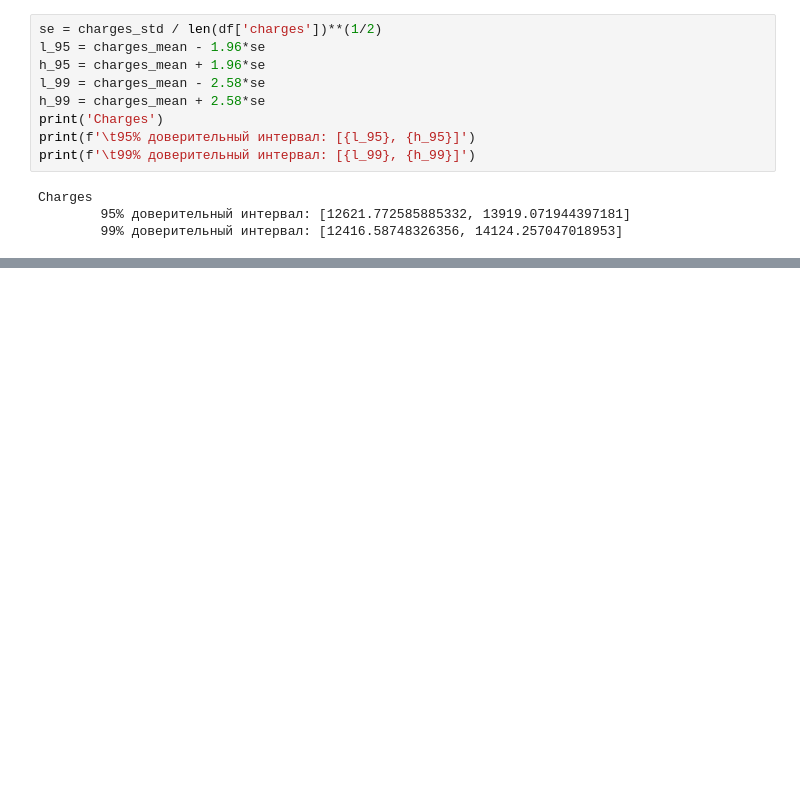
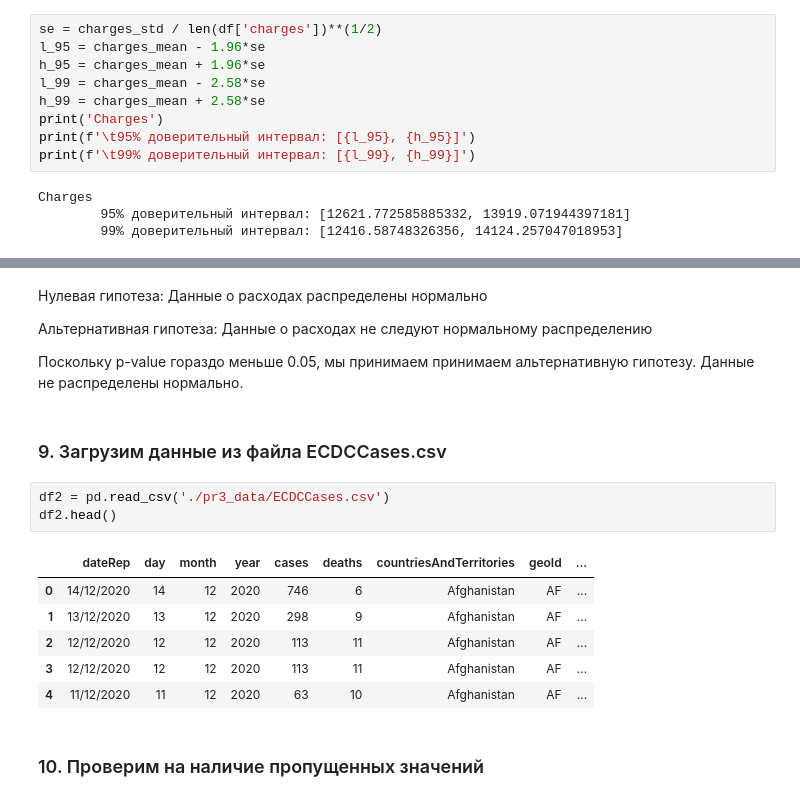
Before and after one commit to Dyaika/mirea_bigdata, a Jupyter notebook: Practive3_RazshildyaevAM.ipynb, the cells around one changed output, grey strips where cells are left out. Drawn from its saved outputs; the diff is of its cells as text; blank space fills up the shorter version.

```diff
--- a/Practive3_RazshildyaevAM.ipynb
+++ b/Practive3_RazshildyaevAM.ipynb
@@ -248,0 +290,20 @@ Charges
+# %% [markdown]
+Нулевая гипотеза: Данные о расходах распределены нормально
+
+Альтернативная гипотеза: Данные о расходах не следуют нормальному распределению
+
+Поскольку p-value гораздо меньше 0.05, мы принимаем принимаем альтернативную гипотезу. Данные не распределены нормально.
+# %% [markdown]
+### 9. Загрузим данные из файла ECDCCases.csv
+# %%
+df2 = pd.read_csv('./pr3_data/ECDCCases.csv')
+df2.head()
+# %% [output]
+|  | dateRep | day | month | year | cases | deaths | countriesAndTerritories | geoId | ... |
+| 0 | 14/12/2020 | 14 | 12 | 2020 | 746 | 6 | Afghanistan | AF | ... |
+| 1 | 13/12/2020 | 13 | 12 | 2020 | 298 | 9 | Afghanistan | AF | ... |
+| 2 | 12/12/2020 | 12 | 12 | 2020 | 113 | 11 | Afghanistan | AF | ... |
+| 3 | 12/12/2020 | 12 | 12 | 2020 | 113 | 11 | Afghanistan | AF | ... |
+| 4 | 11/12/2020 | 11 | 12 | 2020 | 63 | 10 | Afghanistan | AF | ... |
+# %% [markdown]
+### 10. Проверим на наличие пропущенных значений
```
Also changed, not shown: parts of 17 cells of this notebook.
